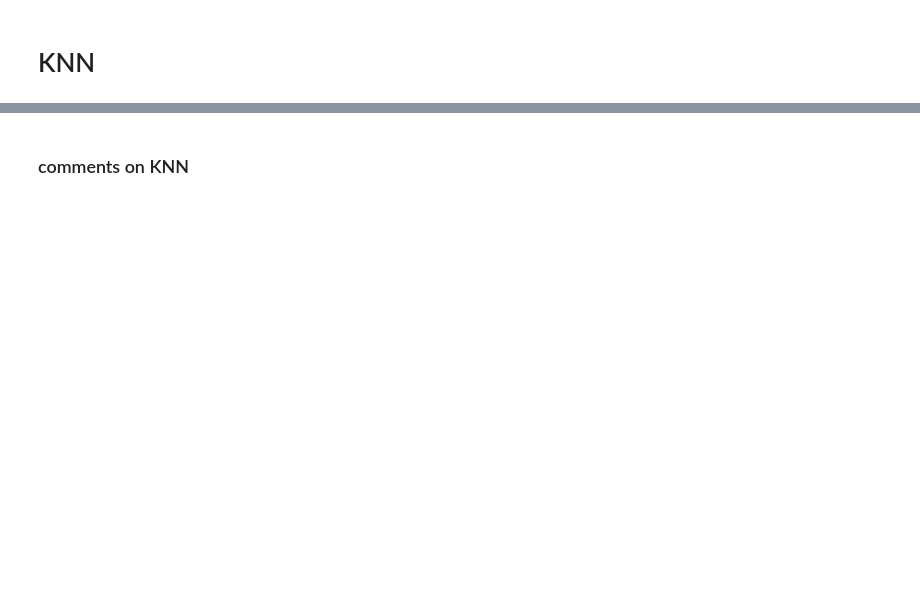
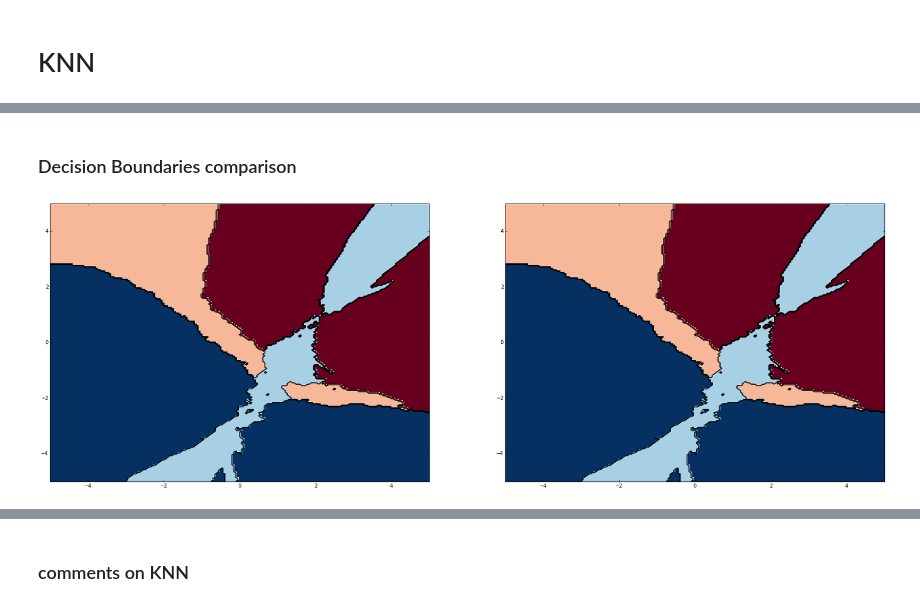
Before and after one commit to Hephaestus12/shogun_notebooks, a Jupyter notebook: Classifiers.ipynb, the cells around one changed output, grey strips where cells are left out. Cells and saved outputs as stored; diff of their text form; code cells hidden in the pictures; blank space fills up the shorter version.

```diff
--- a/Classifiers.ipynb
+++ b/Classifiers.ipynb
@@ -109,3 +191,13 @@ print end-start
+# %% [markdown]
+### Decision Boundaries comparison
+# %%
+plt.figure(figsize=(30,10))
+plt.subplot(121)
+plot_model_sk(plt,sklearn_knn2,feats2_train,labels2_train)
+plt.subplot(122)
+plot_model(plt,shogun_knn2,shogun_feats2_train.get_feature_matrix(),labels2_train,fading=False)
+# %% [output]
+[figure, added]
 # %%
 number_of_neighbors = 10
 
```
Also changed, not shown: parts of 42 cells of this notebook.
